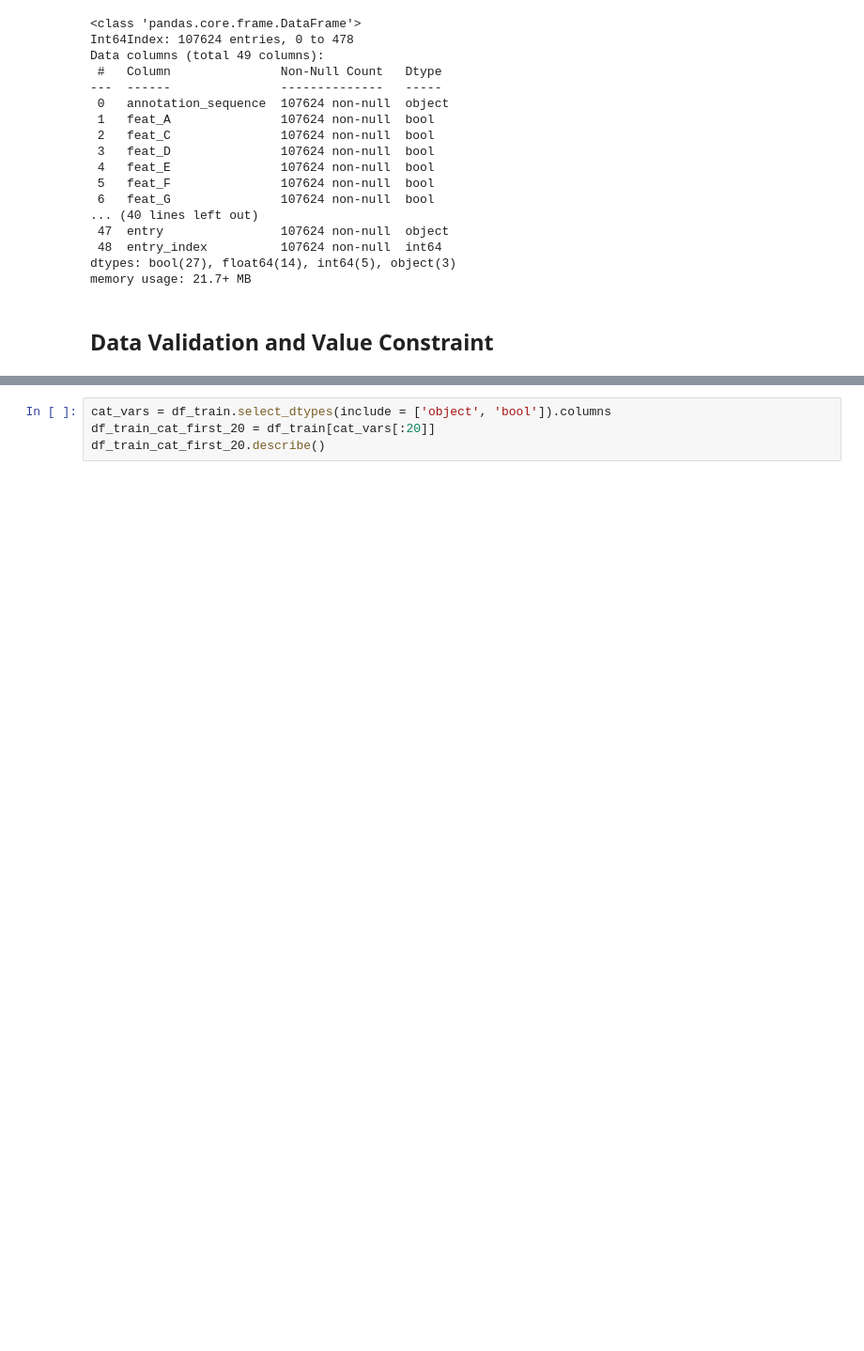
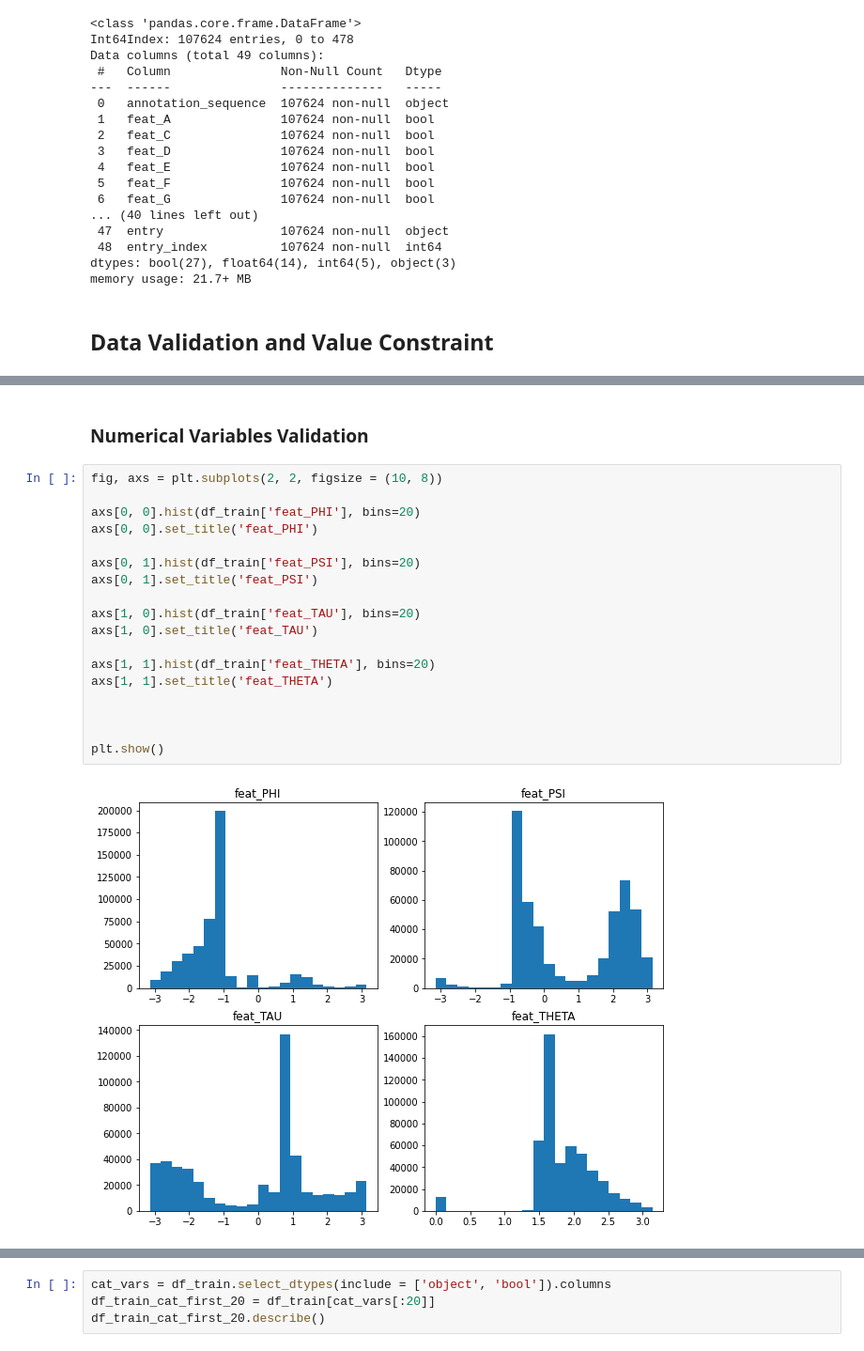
Before and after one commit to Peter-Hou/Predicting-Drug-Binding-Sites-in-Human-Proteins, a Jupyter notebook: model building/Predicting_Drug_Binding_Sites_in_Human_Proteins.ipynb, the cells around one changed output, grey strips where cells are left out. Shown: that part at 94% size. Saved outputs shown, nothing was run; the diff lists cells and outputs as text; blank space fills up the shorter version.

Commit message:
numerical variables data validation

```diff
--- a/model building/Predicting_Drug_Binding_Sites_in_Human_Proteins.ipynb
+++ b/model building/Predicting_Drug_Binding_Sites_in_Human_Proteins.ipynb
@@ -131,3 +133,25 @@ df_train.describe()
 | 50% | -1.199133 | 0.241335 | 0.775206 | 1.756220 | 8.788650 | 4.352778e+01 | 89.530000 | -2.000000 | ... |
 | 75% | -1.047934 | 2.297116 | 0.966645 | 2.122055 | 29.958422 | 8.623462e+01 | 95.960000 | 0.000000 | ... |
 | max | 3.141575 | 3.141584 | 3.141568 | 3.137176 | 99.338342 | 2.200520e+02 | 98.980000 | 2281.000000 | ... |
+# %% [markdown]
+### Numerical Variables Validation
+# %%
+fig, axs = plt.subplots(2, 2, figsize = (10, 8))
+
+axs[0, 0].hist(df_train['feat_PHI'], bins=20)
+axs[0, 0].set_title('feat_PHI')
+
+axs[0, 1].hist(df_train['feat_PSI'], bins=20)
+axs[0, 1].set_title('feat_PSI')
+
+axs[1, 0].hist(df_train['feat_TAU'], bins=20)
+axs[1, 0].set_title('feat_TAU')
+
+axs[1, 1].hist(df_train['feat_THETA'], bins=20)
+axs[1, 1].set_title('feat_THETA')
+
+
+
+plt.show()
+# %% [output]
+[figure, added]
```
Also changed, not shown: parts of 18 cells of this notebook.
